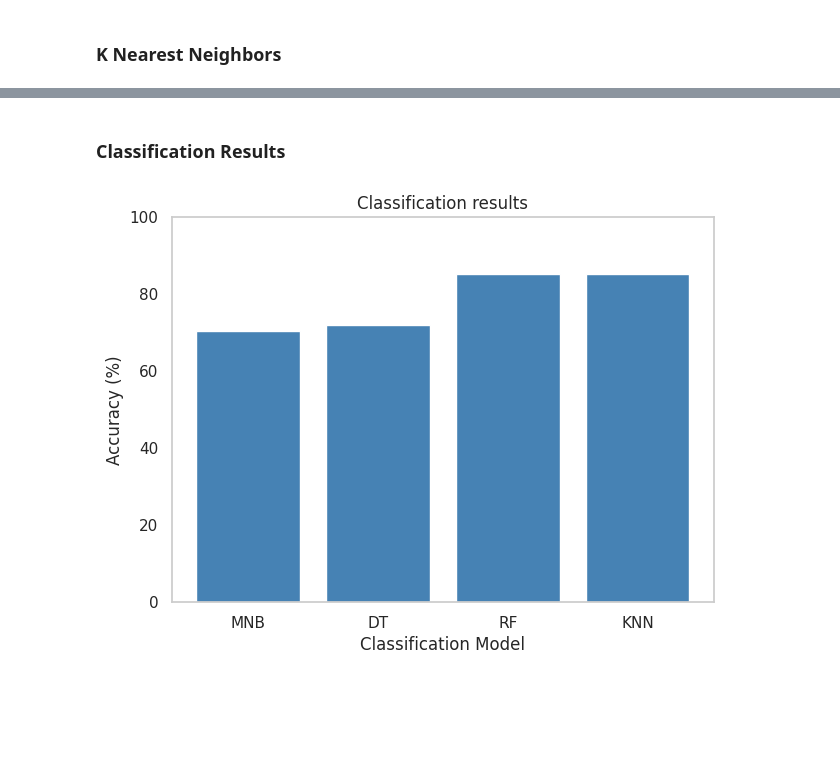
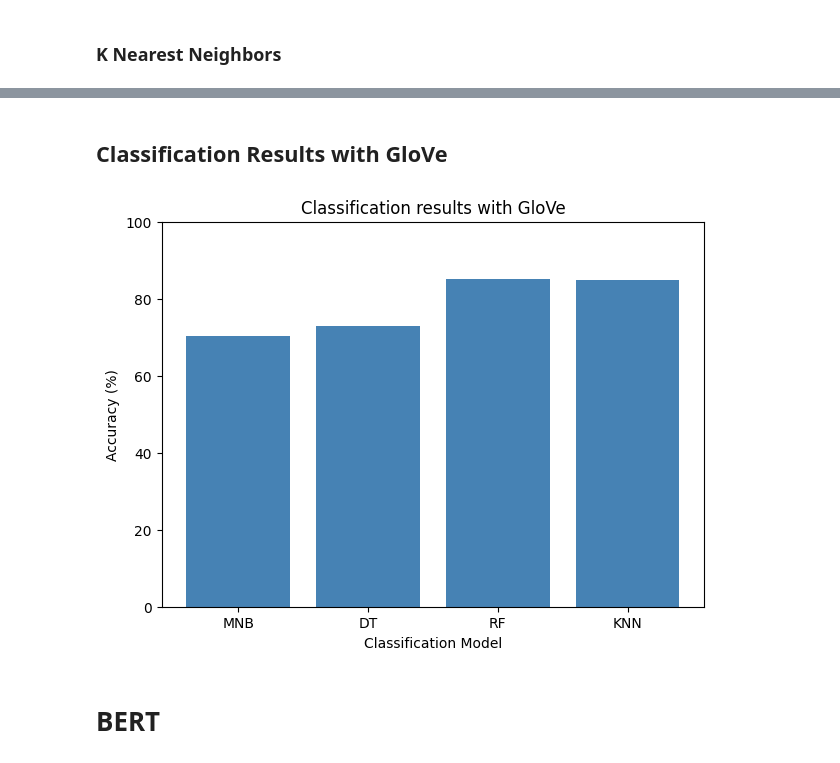
Before and after one commit to Shaz-5/fake-news-classification, a Jupyter notebook: Implementation/FakeBERT.ipynb, the cells around one changed output, grey strips where cells are left out. Drawn from its saved outputs; the diff is of its cells as text; code cells hidden in the pictures; blank space fills up the shorter version.

```diff
--- a/Implementation/FakeBERT.ipynb
+++ b/Implementation/FakeBERT.ipynb
@@ -427,0 +440,6 @@ array([-0.1606082 ,  0.27368695,  0.25085419, -0.29142302, -0.15009561,
+# %%
+with open('../GloVe Embedding/X_train_glove.pkl', 'rb') as file:
+    X_train_glove = pickle.load(file)
+
+with open('../GloVe Embedding/X_test_glove.pkl', 'rb') as file:
+    X_test_glove = pickle.load(file)
@@ -525,0 +526,3 @@ Confusion Matrix:
+# %%
+dt = DecisionTreeClassifier()
+df_acc = train_model(dt, X_train_glove, y_train, X_test_glove, y_test)
@@ -527,5 +547,5 @@ Confusion Matrix:
 ### Random Forest
 # %%
 rf = RandomForestClassifier()
-rf_acc = train_model(rf, X_train_glove_pos, y_train, X_test_glove_pos, y_test)
+rf_acc = train_model(rf, X_train_glove, y_train, X_test_glove, y_test)
 # %% [output]
@@ -549,5 +569,5 @@ Confusion Matrix:
 ### K Nearest Neighbors
 # %%
 knn = KNeighborsClassifier()
-knn_acc = train_model(rf, X_train_glove_pos, y_train, X_test_glove_pos, y_test)
+knn_acc = train_model(rf, X_train_glove, y_train, X_test_glove, y_test)
 # %% [output]
@@ -568,7 +588,7 @@ weighted avg       0.85      0.85      0.85      2080
 Confusion Matrix:
 [figure]
 # %% [markdown]
-### Classification Results
+## Classification Results with GloVe
 # %%
 # plot accuracies
 
@@ -588,7 +608,9 @@ def plot_classification_results(accuracy_values, title='Classification results')
 # %%
 accuracy_values = [mnb_acc,df_acc,rf_acc,knn_acc]
 accuracy_values = [item * 100 for item in accuracy_values]
 
-plot_classification_results(accuracy_values)
+plot_classification_results(accuracy_values, 'Classification results with GloVe')
 # %% [output]
-[figure, old version]
+[figure, new version]
+# %% [markdown]
+# BERT
```
Also changed, not shown: parts of 24 cells of this notebook.
